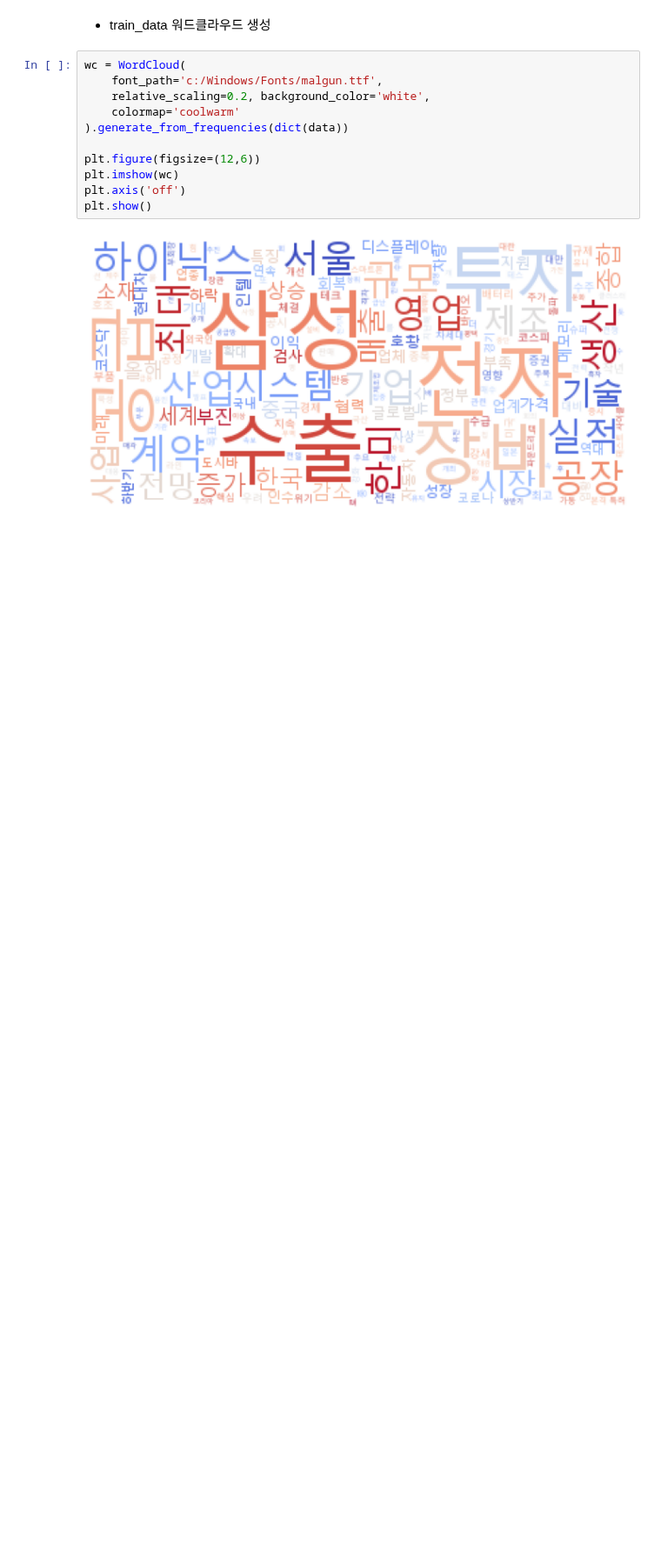
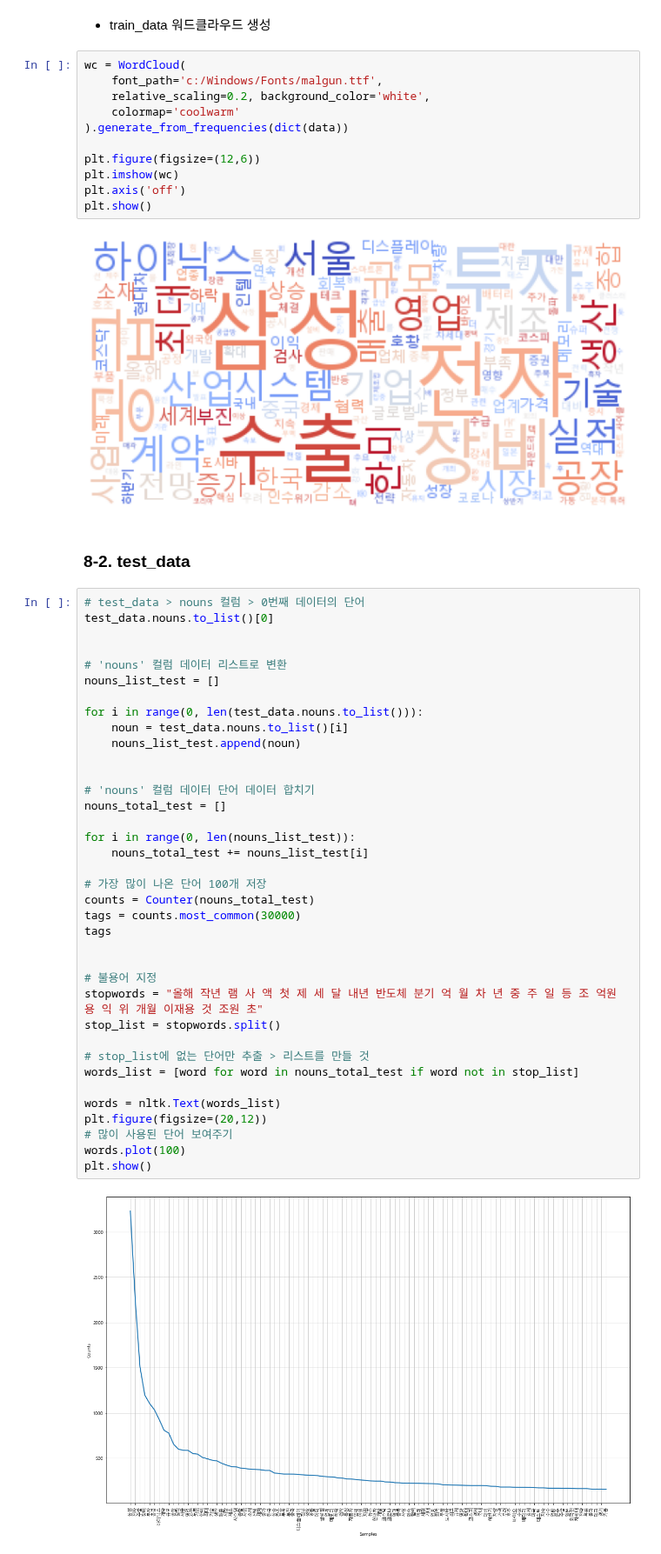
Before and after one commit to youngai1112/HK_Project, a Jupyter notebook: 7.1_뉴스데이터감성분석/01_뉴스데이터감성분석.ipynb, the cells around one changed output. Shown at 87% size. Drawn from its saved outputs; the diff is of its cells as text; blank space fills up the shorter version.

```diff
--- a/7.1_뉴스데이터감성분석/01_뉴스데이터감성분석.ipynb
+++ b/7.1_뉴스데이터감성분석/01_뉴스데이터감성분석.ipynb
@@ -721,3 +721,44 @@ plt.axis('off')
 plt.show()
 # %% [output]
 [figure]
+# %% [markdown]
+### 8-2. test_data
+# %%
+# test_data > nouns 컬럼 > 0번째 데이터의 단어
+test_data.nouns.to_list()[0]
+
+
+# 'nouns' 컬럼 데이터 리스트로 변환
+nouns_list_test = []
+
+for i in range(0, len(test_data.nouns.to_list())):
+    noun = test_data.nouns.to_list()[i]
+    nouns_list_test.append(noun)
+
+
+# 'nouns' 컬럼 데이터 단어 데이터 합치기
+nouns_total_test = []
+
+for i in range(0, len(nouns_list_test)):
+    nouns_total_test += nouns_list_test[i]
+
+# 가장 많이 나온 단어 100개 저장
+counts = Counter(nouns_total_test)
+tags = counts.most_common(30000)
+tags
+
+
+# 불용어 지정
+stopwords = "올해 작년 램 사 액 첫 제 세 달 내년 반도체 분기 억 월 차 년 중 주 일 등 조 억원 용 익 위 개월 이재용 것 조원 초"
+stop_list = stopwords.split()
+
+# stop_list에 없는 단어만 추출 > 리스트를 만들 것
+words_list = [word for word in nouns_total_test if word not in stop_list]
+
+words = nltk.Text(words_list)
+plt.figure(figsize=(20,12))
+# 많이 사용된 단어 보여주기
+words.plot(100)
+plt.show()
+# %% [output]
+[figure, added]
```
Also changed, not shown: parts of 3 cells of this notebook.
